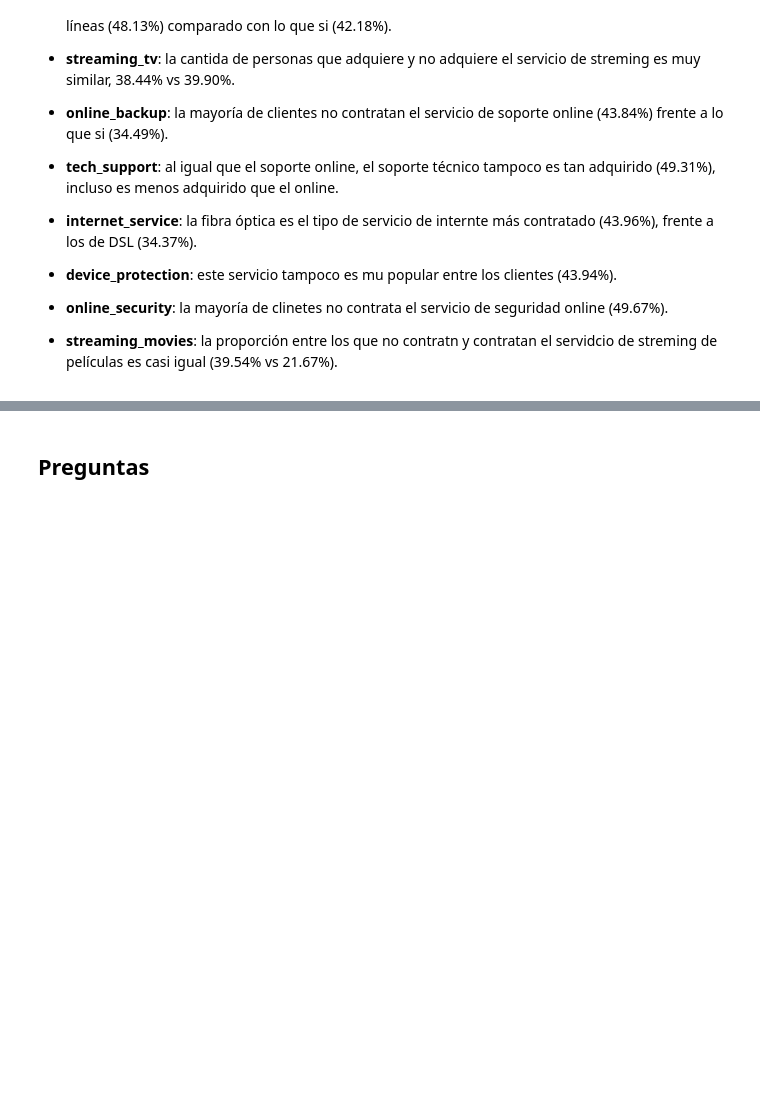
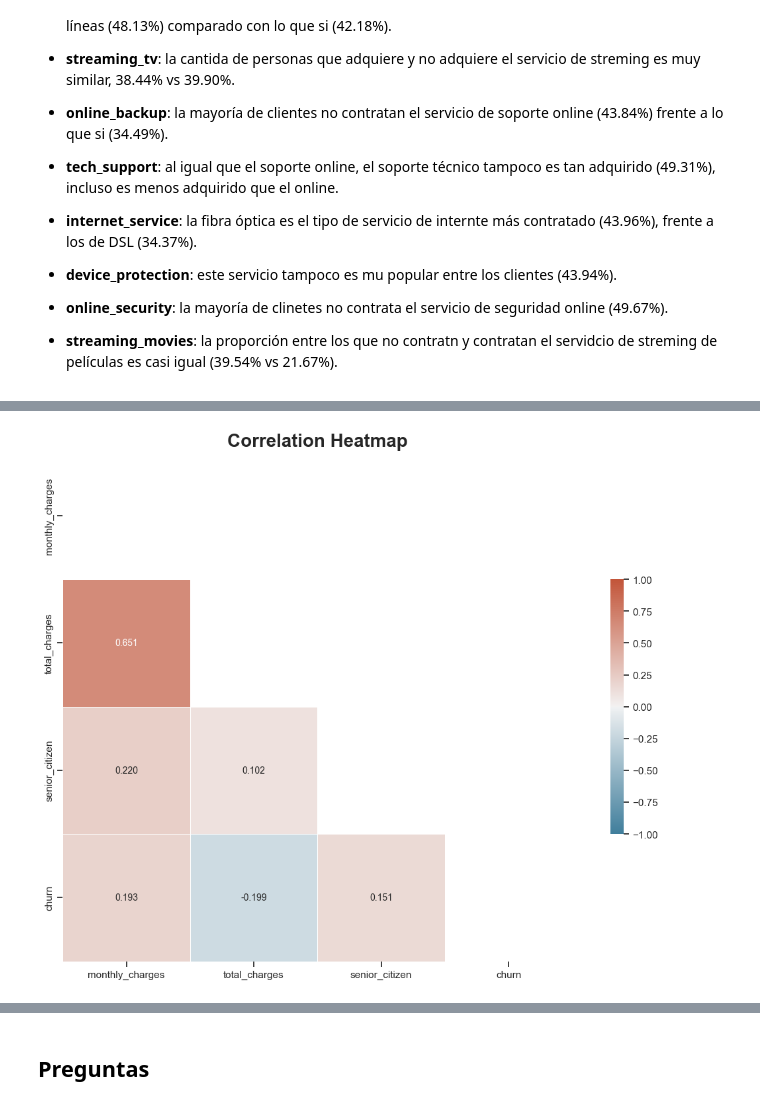
Before and after one commit to RicardoFW16/final_project, a Jupyter notebook: analisis_exploratorio.ipynb, the cells around one changed output, grey strips where cells are left out. Cells and saved outputs as stored; diff of their text form; code cells hidden in the pictures; blank space fills up the shorter version.

```diff
--- a/analisis_exploratorio.ipynb
+++ b/analisis_exploratorio.ipynb
@@ -620,0 +681,24 @@ Name: proportion, dtype: float64
+# %%
+# Calcular la matriz de correlación
+corr = df[['monthly_charges', 'total_charges', 'senior_citizen', 'churn']].corr()
+
+# Generar una máscara para el triángulo superior
+mask = np.triu(np.ones_like(corr, dtype=bool))
+
+# Configurar la figura de matplotlib
+plt.figure(figsize=(15, 10))
+
+# Generar un mapa de colores divergente personalizado
+cmap = sns.diverging_palette(230, 20, as_cmap=True)
+
+# Dibujar el mapa de calor con la máscara y la relación de aspecto correcta
+sns.heatmap(corr, mask=mask, cmap=cmap, vmax=1, vmin=-1, center=0, annot=True, fmt=".3f", annot_kws={'size': 10},
+            square=True, linewidths=.5, cbar_kws={"shrink": .5})
+
+# Añadir un título al mapa de calor
+plt.title('Correlation Heatmap', fontsize=20, fontweight='bold')
+
+# Mostrar el mapa de calor
+plt.show()
+# %% [output]
+[figure, added]
```
Also changed, not shown: parts of 12 cells of this notebook.
